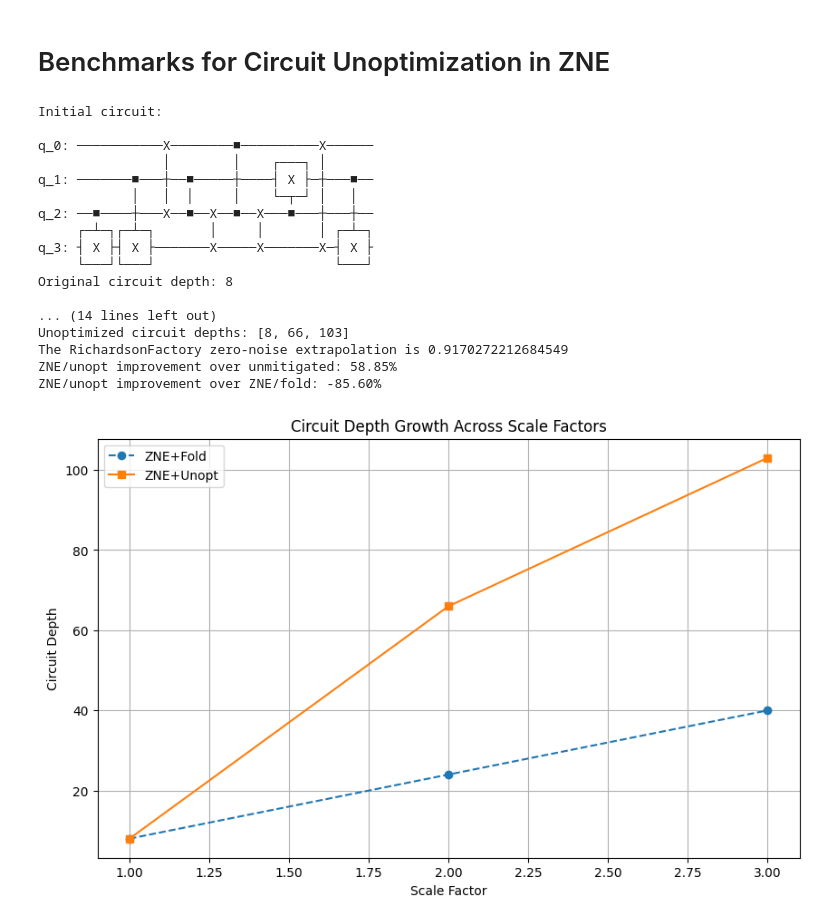
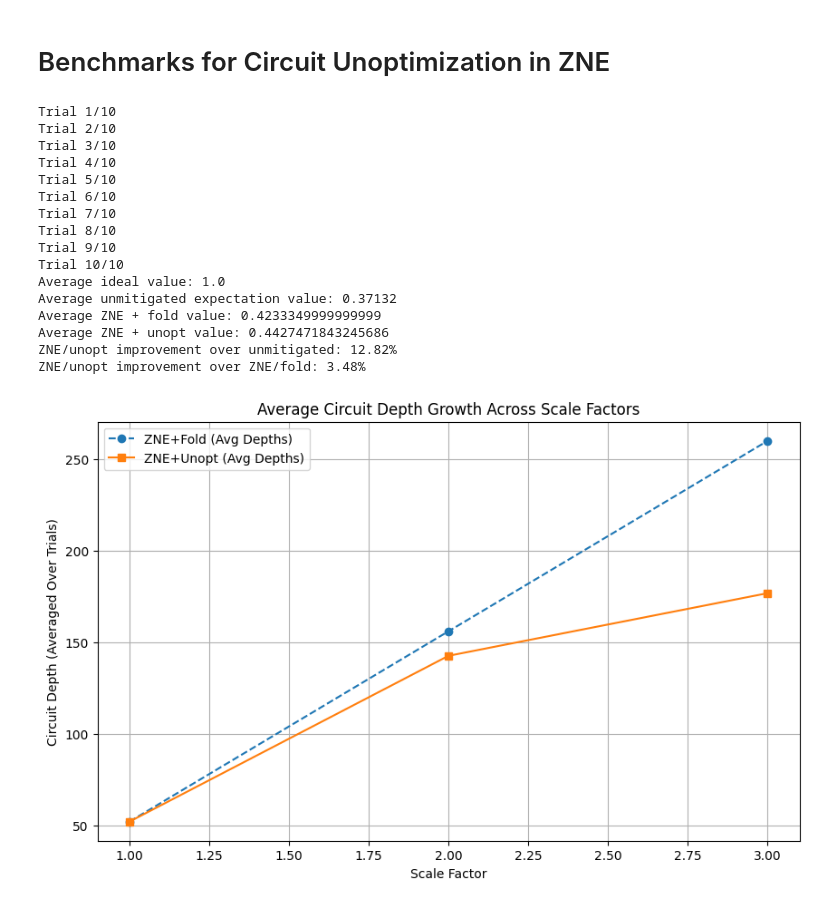
Before and after one commit to unitaryfund/circuit-unoptimization, a Jupyter notebook: notebooks/zne_benchmarks.ipynb, the cells around one changed output. Saved outputs shown, nothing was run; the diff lists cells and outputs as text; code cells hidden in the pictures.

Commit message:
Adding to bench. LinearFactory experiments.

```diff
--- a/notebooks/zne_benchmarks.ipynb
+++ b/notebooks/zne_benchmarks.ipynb
@@ -7,25 +9,29 @@ from unopt.plots import plot_circuit_depths_from_results
 # %%
-qc = generate_random_two_qubit_gate_circuit(num_qubits=4, depth=5)
+results = bench(
+    qc=generate_random_two_qubit_gate_circuit(num_qubits=5, depth=35),
+    scale_factors_zne=[1, 3, 5],
+    iterations_unopt=[0, 1, 2],
+    extrapolation_method=zne.LinearFactory,
+    trials=10,
+    verbose=True,
+)
 
-results = bench(qc, scale_factors_zne=[1, 3, 5], iterations_unopt=[0, 1, 2], verbose=True)
-
-plot_circuit_depths_from_results(results)
+plot_avg_circuit_depths(results)
 # %% [output]
-Initial circuit:
-
-q_0: ───────────X────────■──────────X──────
-                │        │    ┌───┐ │
-q_1: ───────■───┼──■─────┼────┤ X ├─┼───■──
-            │   │  │     │    └─┬─┘ │   │
-q_2: ──■────┼───X──■──X──■──X───■───┼───┼──
-     ┌─┴─┐┌─┴─┐       │     │       │ ┌─┴─┐
-q_3: ┤ X ├┤ X ├───────X─────X───────X─┤ X ├
-     └───┘└───┘                       └───┘
-Original circuit depth: 8
-
-... (14 lines left out)
-Unoptimized circuit depths: [8, 66, 103]
-The RichardsonFactory zero-noise extrapolation is 0.9170272212684549
-ZNE/unopt improvement over unmitigated: 58.85%
-ZNE/unopt improvement over ZNE/fold: -85.60%
+Trial 1/10
+Trial 2/10
+Trial 3/10
+Trial 4/10
+Trial 5/10
+Trial 6/10
+Trial 7/10
+Trial 8/10
+Trial 9/10
+Trial 10/10
+Average ideal value: 1.0
+Average unmitigated expectation value: 0.37132
+Average ZNE + fold value: 0.4233349999999999
+Average ZNE + unopt value: 0.4427471843245686
+ZNE/unopt improvement over unmitigated: 12.82%
+ZNE/unopt improvement over ZNE/fold: 3.48%
-[figure, old version]
+[figure, new version]
```
Also changed, not shown: parts of 1 cell of this notebook, 2 other files.
